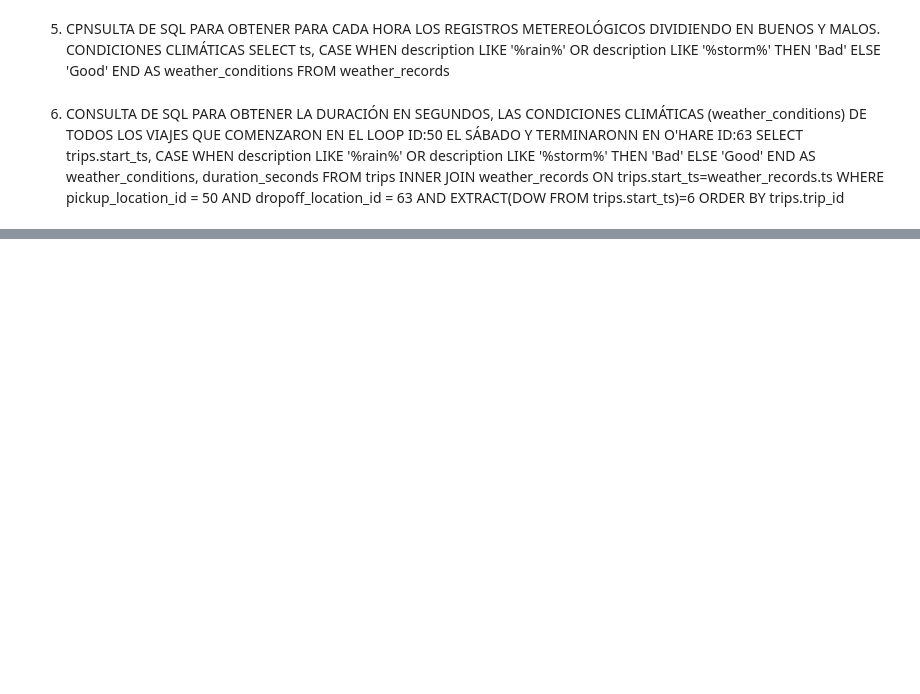
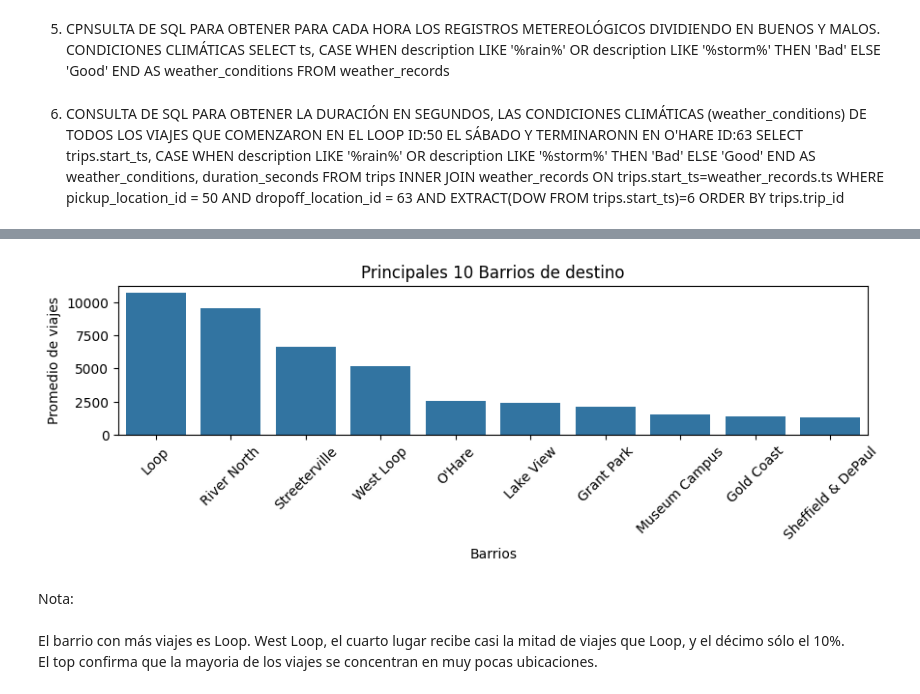
Before and after one commit to marcb-97/zuber_project, a Jupyter notebook: zuber_da_project.ipynb, the cells around one changed output, grey strips where cells are left out. Cells and saved outputs as stored; diff of their text form; code cells hidden in the pictures; blank space fills up the shorter version.

```diff
--- a/zuber_da_project.ipynb
+++ b/zuber_da_project.ipynb
@@ -123,0 +356,5 @@ trips.trip_id
+# %%
+#Los 10 principales barrios como destino de viajes
+
+locations_top10 = df_dropoffs.sort_values('average_trips', ascending=False).head(10)
+print(locations_top10)
@@ -123,0 +373,18 @@ trips.trip_id
+# %%
+#Los 10 principales barrios como destino de viajes (gráficos)
+
+#gráfico de barras
+plt.figure(figsize=(10,2))
+sns.barplot(data=locations_top10, x='dropoff_location_name', y='average_trips')
+plt.xticks(rotation=45)
+plt.title('Principales 10 Barrios de destino')
+plt.xlabel('Barrios')
+plt.ylabel('Promedio de viajes')
+plt.show()
+# %% [output]
+[figure, added]
+# %% [markdown]
+Nota: <br>
+<br>
+El barrio con más viajes es Loop. West Loop, el cuarto lugar recibe casi la mitad de viajes que Loop, y el décimo sólo el 10%. <br>
+El top confirma que la mayoria de los viajes se concentran en muy pocas ubicaciones.
```
Also changed, not shown: parts of 30 cells of this notebook, 3 other files.
